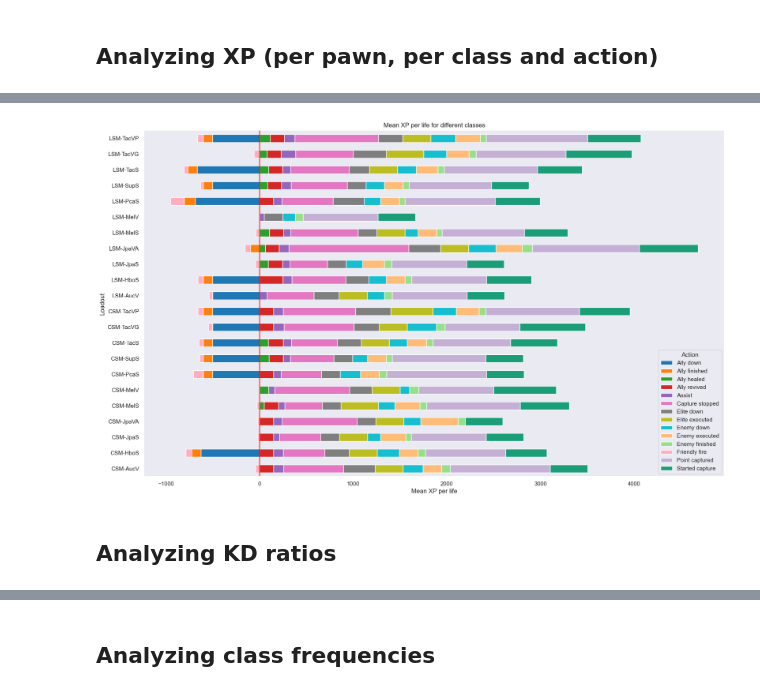
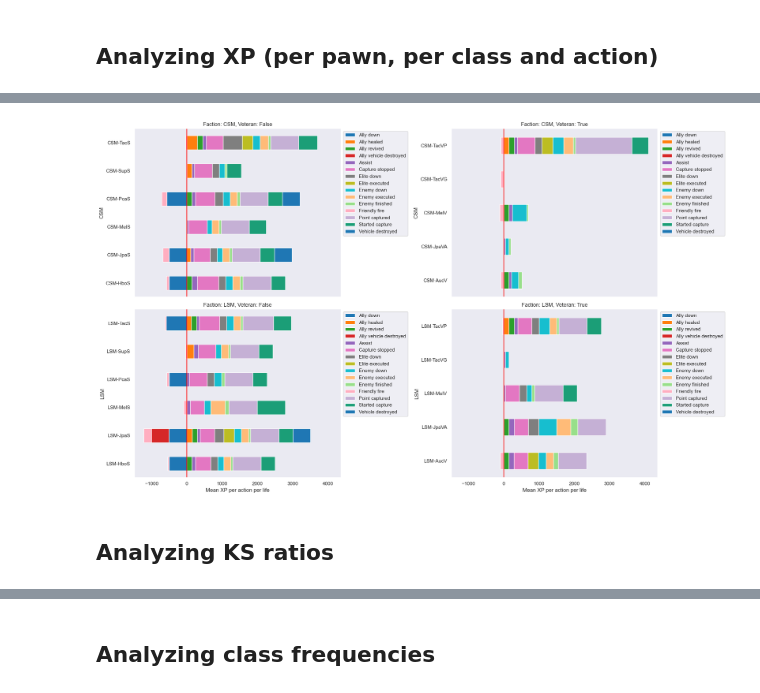
Before and after one commit to JediKnightChan/ECRTools, a Jupyter notebook: ecr-analytics/example/rawdata-analyzer.ipynb, the cells around one changed output, grey strips where cells are left out. Saved outputs shown, nothing was run; the diff lists cells and outputs as text; code cells hidden in the pictures.

```diff
--- a/ecr-analytics/example/rawdata-analyzer.ipynb
+++ b/ecr-analytics/example/rawdata-analyzer.ipynb
@@ -174,6 +165,10 @@ plt.show()
 ## Analyzing XP (per pawn, per class and action)
 # %%
 xp_df = pd.DataFrame([el for el in raw_data if el["Type"] == "XP"])
+
+# Leave only XP to characters
+xp_df = xp_df[xp_df['t'].str.startswith("CH_")]
+
 xp_df.head()
 # %% [output]
 |  | t | value | tps | tf | tl | tc | action | Type | match_ts | t-faction-class | ... |
@@ -185,6 +180,7 @@ xp_df.head()
 # %%
 xp_per_pawn_and_action = xp_df.groupby(["t", "action"]).agg(
     xp_per_life=('value', 'sum'),
-    loadout=('t-faction-class', 'first')
+    loadout=('t-faction-class', 'first'),
+    is_veteran=('t-is-veteran', 'first'),
+    faction=('tf', 'first')
 )
-xp_per_pawn_and_action.head()
@@ -199,6 +187,7 @@ xp_per_pawn_and_action.head()
 # %%
 xp_per_pawn = xp_df.groupby("t").agg(
     xp_per_life=('value', 'sum'),
-    loadout=('t-faction-class', 'first')
+    loadout=('t-faction-class', 'first'),
+    is_veteran=('t-is-veteran', 'first'),
+    faction=('tf', 'first')
 )
-xp_per_pawn.head()
@@ -213,6 +194,7 @@ xp_per_pawn.head()
 # %%
 xp_per_life_for_class_and_action = xp_per_pawn_and_action.groupby(["loadout", "action"]).agg(
     mean_xp_per_life=('xp_per_life', 'mean'),
-    std_xp_per_life=('xp_per_life', 'std')
+    std_xp_per_life=('xp_per_life', 'std'),
+    is_veteran=('is_veteran', 'first'),
+    faction=('faction', 'first')
 )
-xp_per_life_for_class_and_action.head()
@@ -259,44 +256,62 @@ plt.show()
 # %%
 # Create a pivot table to reshape the data for plotting
 pivot_xp_per_life_for_class_and_action = xp_per_life_for_class_and_action.reset_index()
-pivot_xp_per_life_for_class_and_action = pivot_xp_per_life_for_class_and_action.pivot(index='loadout', columns='action',
+pivot_xp_per_life_for_class_and_action = pivot_xp_per_life_for_class_and_action.pivot(index=['loadout', 'faction', 'is_veteran'], columns='action',
                                                                                       values='mean_xp_per_life')
+pivot_xp_per_life_for_class_and_action = pivot_xp_per_life_for_class_and_action.reset_index().set_index("loadout")
+
+# Create a grid of subplots
+fig, axes = plt.subplots(
+    nrows=len(xp_per_pawn['faction'].unique()),
+    ncols=len(xp_per_pawn['is_veteran'].unique()),
+    figsize=(24, 16),
+    sharex=share_x
+)
 
 # Define a custom color palette
 custom_colors = [
     '#1f77b4',  # Blue
     '#ff7f0e',  # Orange
     '#2ca02c',  # Green
     '#d62728',  # Red
     '#9467bd',  # Purple
     '#e377c2',  # Pink
     '#7f7f7f',  # Gray
     '#bcbd22',  # Yellow-Green
     '#17becf',  # Cyan
     '#ffbb78',  # Light Orange
     '#98df8a',  # Light Green
     '#ffaec0',  # Light Pink
     '#c5b0d5',  # Light Purple
     '#1b9e77',  # Dark Green
 ]
 
-# Create a rotated stacked barplot with the custom color palette
-ax = pivot_xp_per_life_for_class_and_action.plot(kind='barh', stacked=True, figsize=(20, 12), color=custom_colors)
+# Grouping into subplots
+for ((faction, veteran), subset), ax in zip(pivot_xp_per_life_for_class_and_action.groupby(['faction', 'is_veteran']), axes.flat):
+    subset = subset.sort_values(by='loadout')  # Sort by 'loadout'
+    subset = subset.drop(["faction", "is_veteran"], axis=1)
 
-# Customize the plot
-plt.title('Mean XP per life for different classes')
-plt.xlabel('Mean XP per life')
-plt.ylabel('Loadout')
-plt.legend(title='Action')
+    # Create a rotated stacked barplot with the custom color palette
+    subset.plot(kind='barh', stacked=True, figsize=(20, 12), color=custom_colors, ax=ax)
 
-plt.axvline(x=0, color='red')
+    # Set titles and axis labels
+    ax.set_title(f'Faction: {faction}, Veteran: {veteran}')
+    ax.set_xlabel('Mean XP per action per life')
+    ax.set_ylabel(faction)
 
-# Show the plot
+    # Set x-axis ticks for each subplot
+    ax.tick_params(axis='x', labelbottom=True)
+    ax.legend(bbox_to_anchor=(1, 1))
+
+    ax.axvline(x=0, color='red')
+
+# Adjust layout
+plt.tight_layout()
 plt.show()
 # %% [output]
-[figure, old version]
+[figure, new version]
 # %% [markdown]
-## Analyzing KD ratios
+## Analyzing KS ratios
 # %%
 kills_df = xp_df[xp_df["action"] == "Enemy down"]
 kills_df.head()
```
Also changed, not shown: parts of 17 cells of this notebook, 13 other files.
